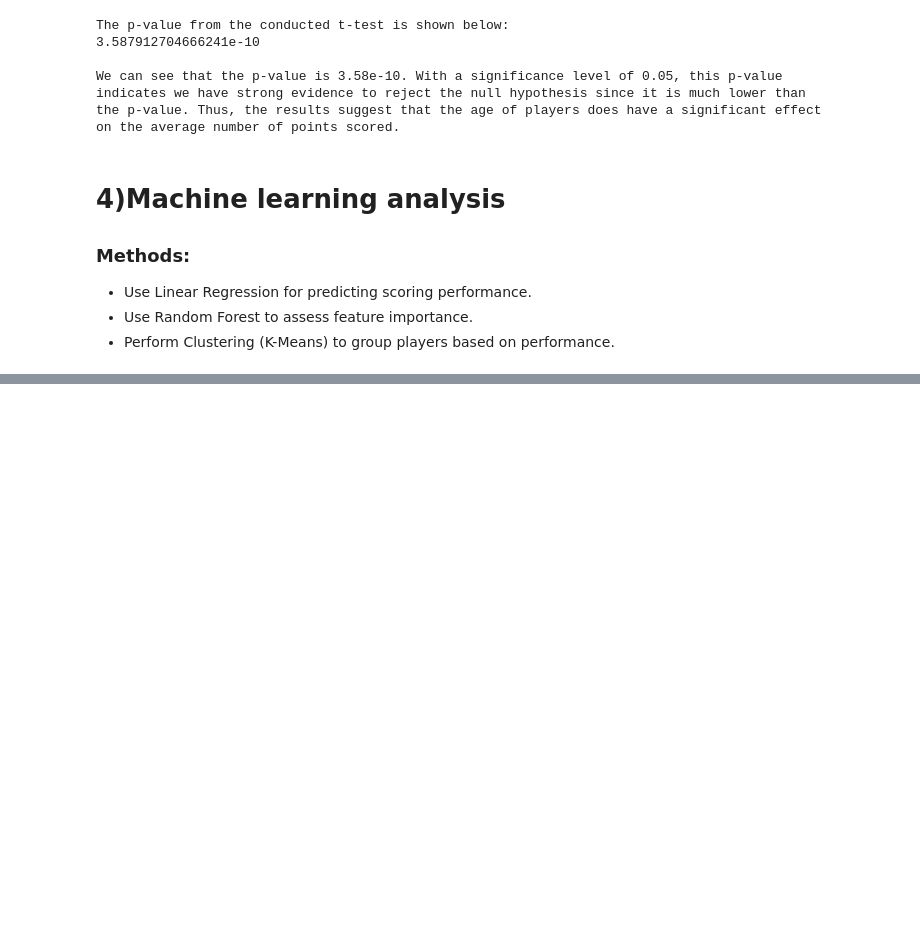
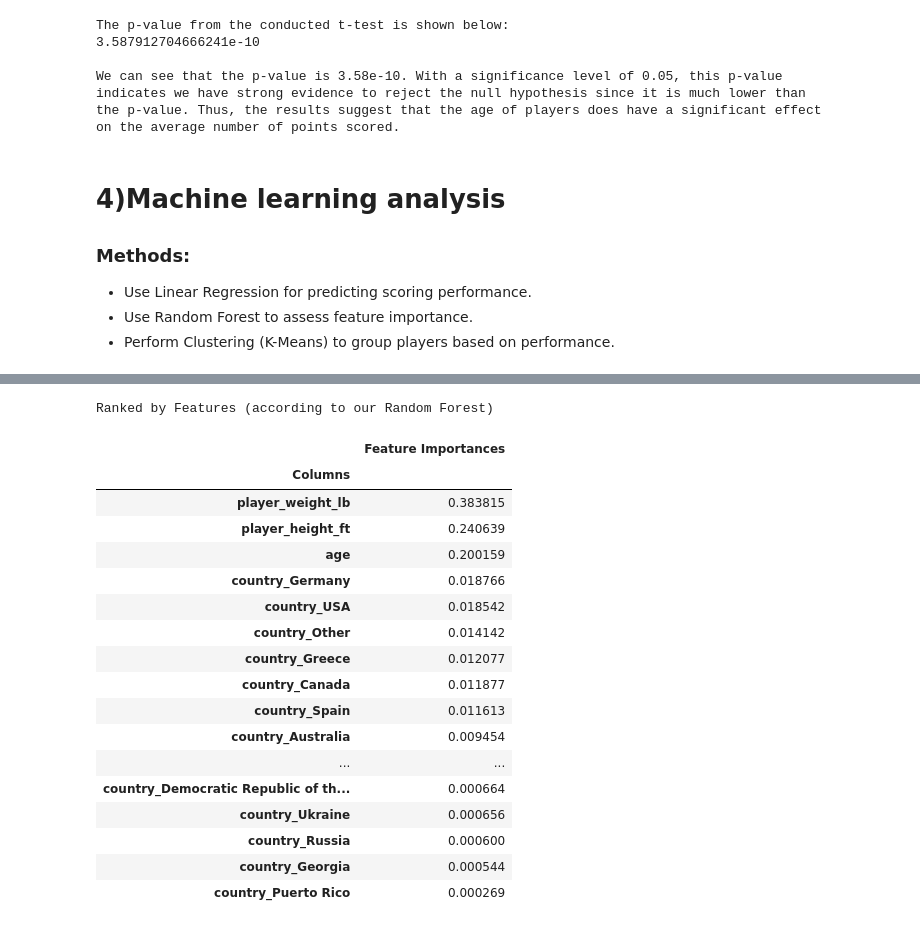
Before and after one commit to ezilin/CMSC320-Group-Proj, a Jupyter notebook: projectfn.ipynb, the cells around one changed output, grey strips where cells are left out. Cells and saved outputs as stored; diff of their text form; code cells hidden in the pictures; blank space fills up the shorter version.

```diff
--- a/projectfn.ipynb
+++ b/projectfn.ipynb
@@ -736,0 +900,7 @@ on the average number of points scored.
+# %%
+# Training model
+RF_model = RandomForestRegressor(n_estimators=best_num_trees, max_depth=best_depth, random_state=random_state)
+RF_model.fit(X_train_scaled, y_train)
+y_pred = RF_model.predict(X_test_scaled)
+accuracy = r2_score(y_test, y_pred)
+print(f'R2 score: {accuracy:.2f}')
@@ -736,0 +913,27 @@ on the average number of points scored.
+# %%
+importances = RF_model.feature_importances_
+feature_importance_df = pd.DataFrame({'Columns': X_train_scaled.columns, 'Feature Importances': importances})
+feature_importance_df
+
+print('Ranked by Features (according to our Random Forest)')
+feature_importance_df.sort_values('Feature Importances', ascending=False).set_index('Columns')
+# %% [output]
+Ranked by Features (according to our Random Forest)
+|  | Feature Importances |
+| Columns |  |
+| player_weight_lb | 0.383815 |
+| player_height_ft | 0.240639 |
+| age | 0.200159 |
+| country_Germany | 0.018766 |
+| country_USA | 0.018542 |
+| country_Other | 0.014142 |
+| country_Greece | 0.012077 |
+| country_Canada | 0.011877 |
+| country_Spain | 0.011613 |
+| country_Australia | 0.009454 |
+| ... | ... |
+| country_Democratic Republic of th... | 0.000664 |
+| country_Ukraine | 0.000656 |
+| country_Russia | 0.000600 |
+| country_Georgia | 0.000544 |
+| country_Puerto Rico | 0.000269 |
```
Also changed, not shown: parts of 20 cells of this notebook.
